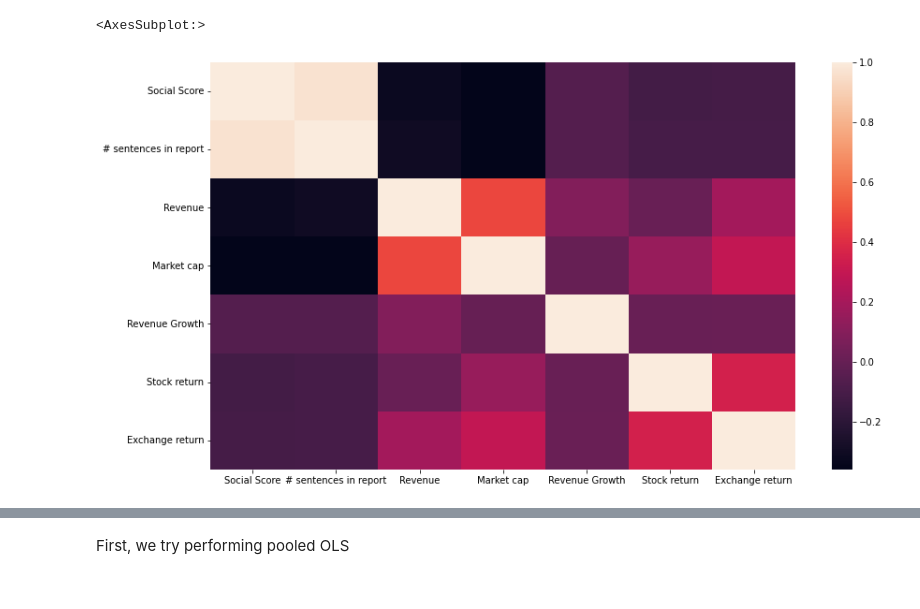
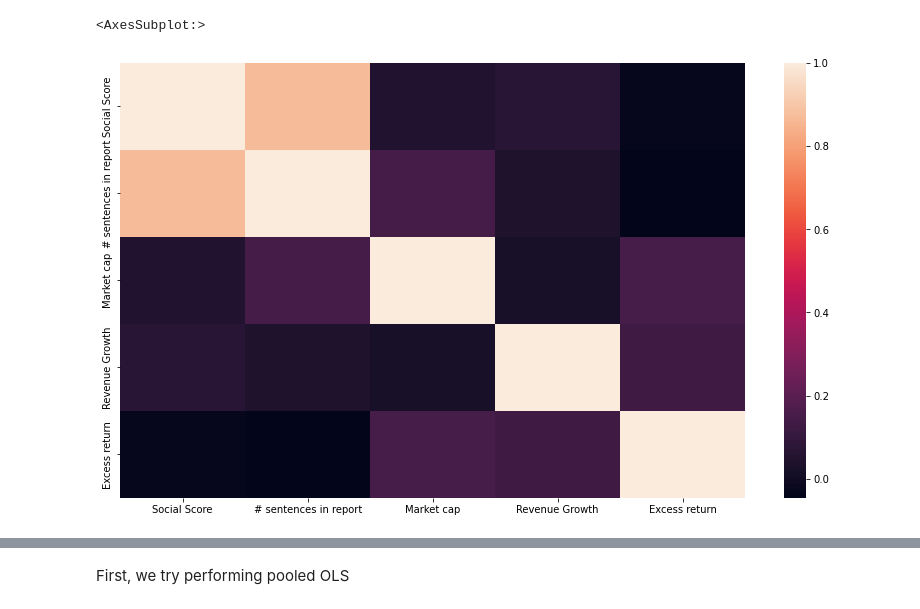
Before and after one commit to benjaminrike1/social_score, a Jupyter notebook: panel_data.ipynb, the cells around one changed output, grey strips where cells are left out. Drawn from its saved outputs; the diff is of its cells as text; code cells hidden in the pictures.

```diff
--- a/panel_data.ipynb
+++ b/panel_data.ipynb
@@ -52,2 +15,0 @@ df = df[columns]
-# %%
-df_fin = pd.get_dummies(df, columns=['sector', 'country'])
@@ -136,16 +16,33 @@ newdf.head(5)
+# %%
+# checking if we have any nan values in the dataset
+df1 = df_fin[df_fin.isna().any(axis=1)]
+df1.head()
+
+# dropping rows with nan values
+df_fin = df_fin[df_fin.Company!="CardinalHealth"]
+# %%
+# dropping companies where we discovered mistakes in preprocessing
+drop_companies = ['Carnival', 'Aescorporation']
+df_fin = df_fin[~df_fin.Company.isin(drop_companies)]
+# %%
+# dropping wors with total sentences < 200
+# this is because after inpection this probably is due to
+# problems in the reading of the report
+companies = df_fin[df_fin.total<200]['Company'].values
+df_fin = df_fin[~df_fin.Company.isin(companies)]
 # %%
-df_fin = newdf
-corr_features = ['score', 'total', 'revenue', 'market_cap',
-                 'growth', 'return', 'exchange_return'
+corr_features = ['score', 'total', 'market_cap',
+                 'growth', 'excess_return'
                  ]
 df_corr = df_fin[corr_features]
 corr = df_corr.corr()
 corr['score']
 f, ax = plt.subplots(figsize=(14,8))
-sns.heatmap(corr, ax=ax, xticklabels=['Social Score', '# sentences in report', 'Revenue', 'Market cap', 'Revenue Growth', 'Stock return', 'Exchange return'], yticklabels = ['Social Score', '# sentences in report', 'Revenue', 'Market cap', 'Revenue Growth', 'Stock return', 'Exchange return'])
+labels = ['Social Score', '# sentences in report', 'Market cap', 'Revenue Growth', 'Excess return']
+sns.heatmap(corr, ax=ax, xticklabels= labels, yticklabels = labels)
 # %% [output]
 <AxesSubplot:>
-[figure, old version]
+[figure, new version]
 # %%
 corr['score']
 # %% [output]
```
Also changed, not shown: parts of 23 cells of this notebook, 2 other files.
